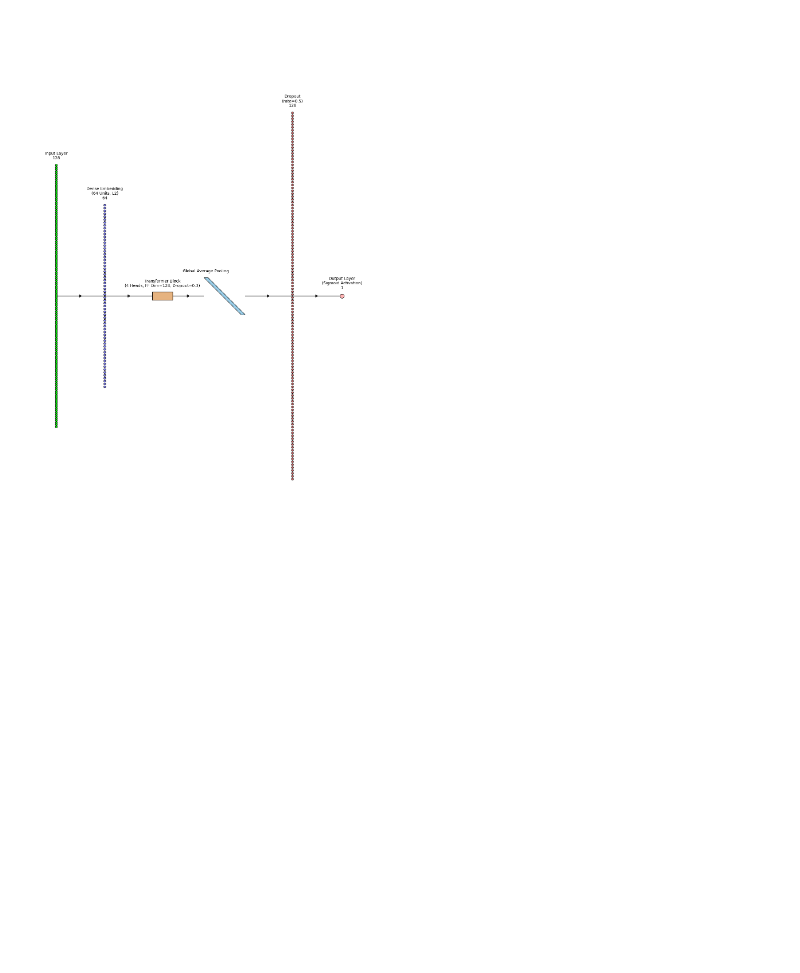
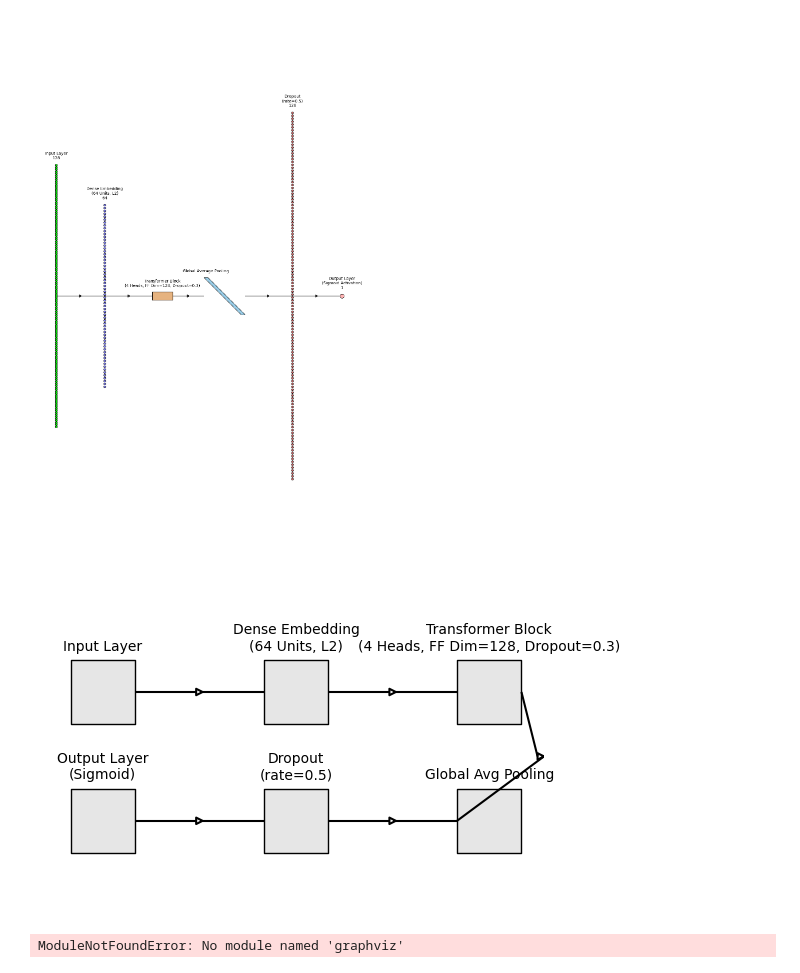
Before and after one commit to scovitz/CS-230-NMD-OpenCap-Classification, a Jupyter notebook: Diagram.ipynb, the cells around one changed output. Cells and saved outputs as stored; diff of their text form; code cells hidden in the pictures; blank space fills up the shorter version.

Commit message:
Edited Figures

```diff
--- a/Diagram.ipynb
+++ b/Diagram.ipynb
@@ -44,3 +48,52 @@ output_filename = "model_diagram.png"
 SR.fig.savefig(output_filename, dpi=300, bbox_inches='tight')
 # %% [output]
 [figure]
+# %%
+from pydrawnet.renderers import FreeformRenderer
+from pydrawnet import layers, operations
+
+# Initialize the Freeform Renderer
+FR = FreeformRenderer()
+
+# Define block layers for each model component
+FR.add_layer(layers.BlockLayer(X=0, Y=100, label="Input Layer"), "Input")
+FR.add_layer(layers.BlockLayer(X=300, Y=100, label="Dense Embedding\n(64 Units, L2)"), "Dense")
+FR.add_layer(layers.BlockLayer(X=600, Y=100, label="Transformer Block\n(4 Heads, FF Dim=128, Dropout=0.3)"), "Transformer")
+FR.add_layer(layers.BlockLayer(X=600, Y=-100, label="Global Avg Pooling"), "GAP")
+FR.add_layer(layers.BlockLayer(X=300, Y=-100, label="Dropout\n(rate=0.5)"), "Dropout")
+FR.add_layer(layers.BlockLayer(X=0, Y=-100, label="Output Layer\n(Sigmoid)"), "Output")
+
+# Define connections between layers
+FR.add_operation(operations.ArrowOp("", arrow_size=10), "Input", "Dense")
+FR.add_operation(operations.ArrowOp("", arrow_size=10), "Dense", "Transformer")
+#FR.add_operation(operations.ArrowOp("", arrow_size=5, arrow_offset= 100 ), "Transformer", "GAP")
+#FR.add_operation(operations.ResidualOp("", arrow_size=10,xoffset=-30, yoffset=-80), "GAP", "Dropout")
+#FR.add_operation(operations.ResidualOp("", arrow_size=10,xoffset=-30, yoffset=-80), "Dropout", "Output")
+
+#FR.add_operation(operations.ResidualOp("", arrow_size=10, xoffset=-30, yoffset=-80, show_hori_segments=True, connection_radius=5), "Transformer", 'GAP')
+FR.add_operation(operations.ArrowOp("", arrow_size=10, arrow_offset = 80), "Transformer", "GAP")  # Normal direction
+
+# Reversing arrows (from 'GAP' to 'Dropout' and 'Dropout' to 'Output')
+FR.add_operation(operations.ArrowOp("", arrow_size=10), "Dropout", "GAP")  # Reversed direction
+FR.add_operation(operations.ArrowOp("", arrow_size=10), "Output", "Dropout")  # Reversed direction
+
+# Render the block diagram
+FR.render()
+
+# Save the figure as a PNG file in the current working directory
+output_filename = "model_diagram_block.png"
+SR.fig.savefig(output_filename, dpi=300, bbox_inches='tight')
+# %% [output]
+[figure, added]
+# %%
+import graphviz
+
+# Load and render the DOT file
+with open('model_diagram.dot', 'r') as f:
+    dot_source = f.read()
+
+# Create a Graphviz object and render the diagram
+graph = graphviz.Source(dot_source)
+graph.render('model_diagram', format='png', cleanup=True)
+# %% [output]
+ModuleNotFoundError: No module named 'graphviz'
```
Also changed, not shown: parts of 1 cell of this notebook, 4 other files.
